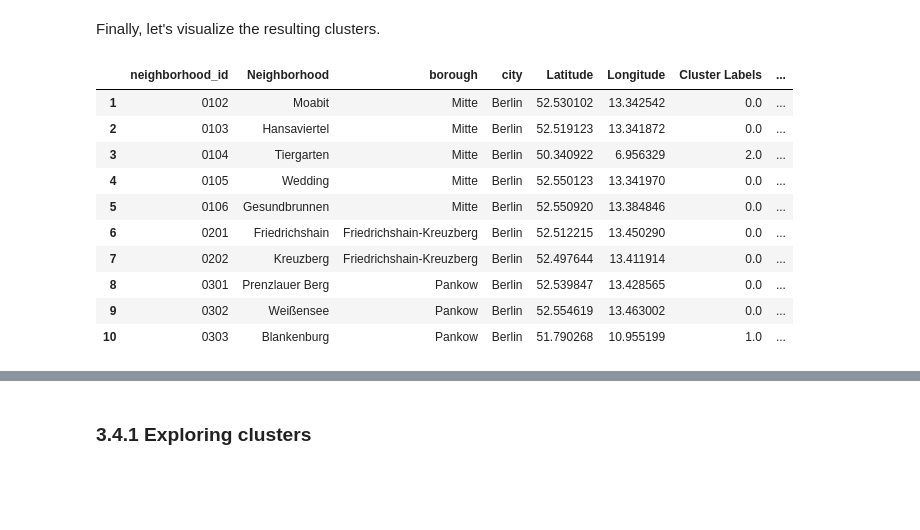
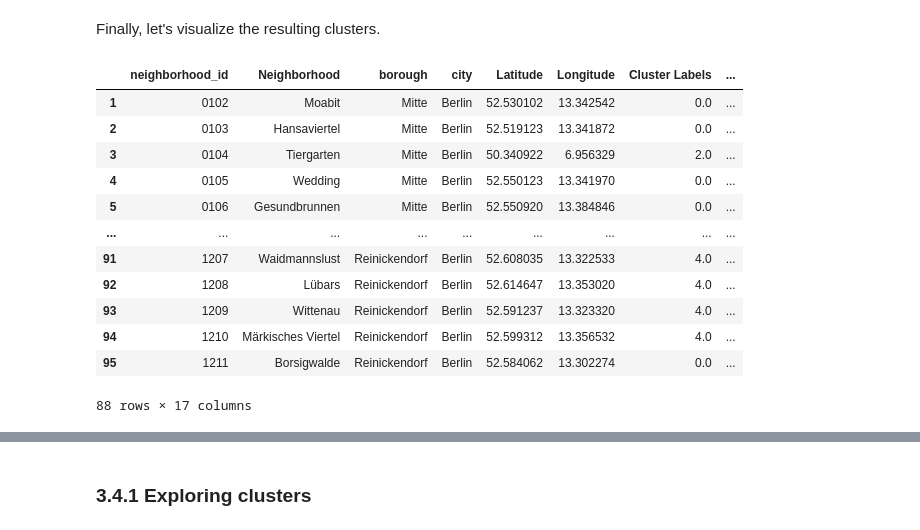
Before and after one commit to victoravalbuena/Coursera_Capstone, a Jupyter notebook: BERLIN_Neighborhood: Business Issue.ipynb, the cells around one changed output, grey strips where cells are left out. Saved outputs shown, nothing was run; the diff lists cells and outputs as text; code cells hidden in the pictures; blank space fills up the shorter version.

```diff
--- a/BERLIN_Neighborhood: Business Issue.ipynb
+++ b/BERLIN_Neighborhood: Business Issue.ipynb
@@ -701,20 +698,22 @@ Finally, let's visualize the resulting clusters.
 # %%
 # Delete those Neighborhood not classified = NaN in Cluster Labels
 
 Berlin_merged = Berlin_merged[Berlin_merged['Cluster Labels'].notna()]
-Berlin_merged.head(10)
+Berlin_merged
 # %% [output]
 |  | neighborhood_id | Neighborhood | borough | city | Latitude | Longitude | Cluster Labels | ... |
 | 1 | 0102 | Moabit | Mitte | Berlin | 52.530102 | 13.342542 | 0.0 | ... |
 | 2 | 0103 | Hansaviertel | Mitte | Berlin | 52.519123 | 13.341872 | 0.0 | ... |
 | 3 | 0104 | Tiergarten | Mitte | Berlin | 50.340922 | 6.956329 | 2.0 | ... |
 | 4 | 0105 | Wedding | Mitte | Berlin | 52.550123 | 13.341970 | 0.0 | ... |
 | 5 | 0106 | Gesundbrunnen | Mitte | Berlin | 52.550920 | 13.384846 | 0.0 | ... |
-| 6 | 0201 | Friedrichshain | Friedrichshain-Kreuzberg | Berlin | 52.512215 | 13.450290 | 0.0 | ... |
-| 7 | 0202 | Kreuzberg | Friedrichshain-Kreuzberg | Berlin | 52.497644 | 13.411914 | 0.0 | ... |
-| 8 | 0301 | Prenzlauer Berg | Pankow | Berlin | 52.539847 | 13.428565 | 0.0 | ... |
-| 9 | 0302 | Weißensee | Pankow | Berlin | 52.554619 | 13.463002 | 0.0 | ... |
-| 10 | 0303 | Blankenburg | Pankow | Berlin | 51.790268 | 10.955199 | 1.0 | ... |
+| ... | ... | ... | ... | ... | ... | ... | ... | ... |
+| 91 | 1207 | Waidmannslust | Reinickendorf | Berlin | 52.608035 | 13.322533 | 4.0 | ... |
+| 92 | 1208 | Lübars | Reinickendorf | Berlin | 52.614647 | 13.353020 | 4.0 | ... |
+| 93 | 1209 | Wittenau | Reinickendorf | Berlin | 52.591237 | 13.323320 | 4.0 | ... |
+| 94 | 1210 | Märkisches Viertel | Reinickendorf | Berlin | 52.599312 | 13.356532 | 4.0 | ... |
+| 95 | 1211 | Borsigwalde | Reinickendorf | Berlin | 52.584062 | 13.302274 | 0.0 | ... |
+88 rows × 17 columns
 # %%
 # Convert into integer Cluster Labels column
 
```
Also changed, not shown: parts of 10 cells of this notebook.
